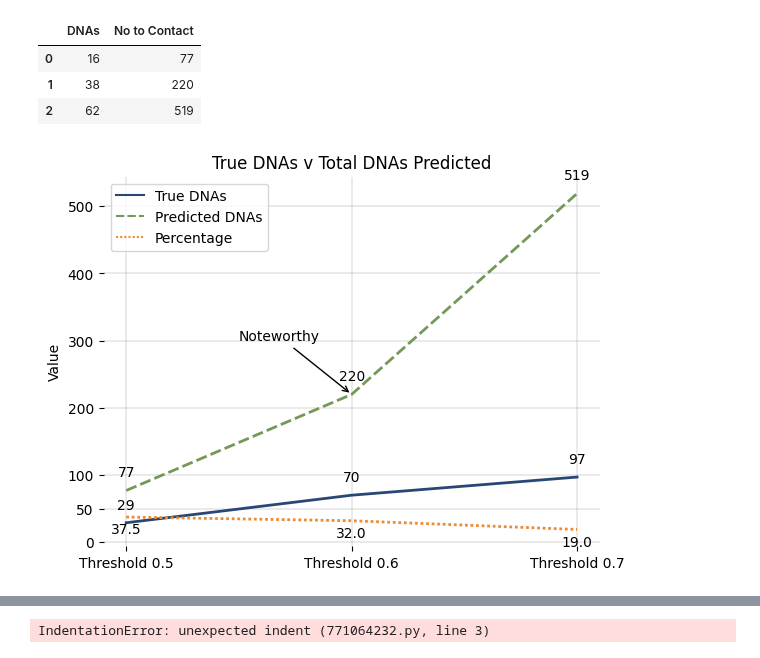
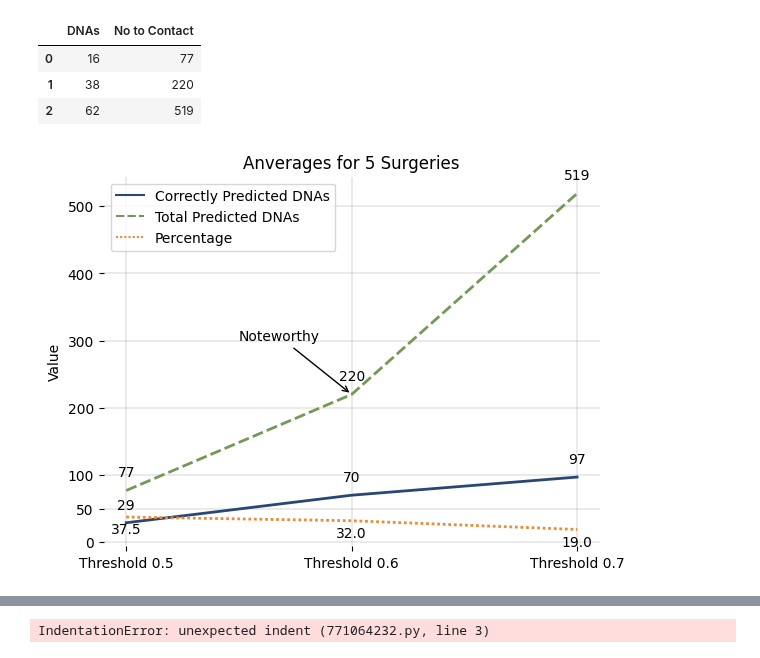
Before and after one commit to janduplessis883/project-showupforhealth, a Jupyter notebook: notebooks/Prediction-percentage-plots.ipynb, the cells around one changed output, grey strips where cells are left out. Cells and saved outputs as stored; diff of their text form; code cells hidden in the pictures.

```diff
--- a/notebooks/Prediction-percentage-plots.ipynb
+++ b/notebooks/Prediction-percentage-plots.ipynb
@@ -93,8 +93,8 @@ import matplotlib.pyplot as plt
 
 # Your data
 data3 = {
-  'True DNAs': [29, 70, 97],
-  'Predicted DNAs': [77, 220, 519],
+  'Correctly Predicted DNAs': [29, 70, 97],
+  'Total Predicted DNAs': [77, 220, 519],
     'Percentage': [37.5, 32, 19],
 
 }
@@ -108,34 +108,34 @@ sns.lineplot(data=df3, palette=["#284774", "#749857", "#ec8b33"], linewidth=2)
 plt.grid(axis='both', visible=True, linewidth=0.25, color='#878787')
 
 # Add y-ticks
 plt.yticks([0,50,100,200,300,400,500])
 plt.xticks([0, 1, 2], ['Threshold 0.5', 'Threshold 0.6', 'Threshold 0.7'])
 
 # Add title and labels
-plt.title("True DNAs v Total DNAs Predicted")
+plt.title("Anverages for 5 Surgeries")
 plt.ylabel("Value")
 
 # Annotate specific points (for the 'DNAs' line)
-for i, value in enumerate(df3['True DNAs']):
+for i, value in enumerate(df3['Correctly Predicted DNAs']):
   plt.annotate(f"{value}", (i, value), textcoords="offset points", xytext=(0,10), ha='center')
 
 # Annotate specific points (for the 'No to Contact' line)
-for i, value in enumerate(df3['Predicted DNAs']):
+for i, value in enumerate(df3['Total Predicted DNAs']):
   plt.annotate(f"{value}", (i, value), textcoords="offset points", xytext=(0,10), ha='center')
 
 # Annotate specific points (for the 'No to Contact' line)
 for i, value in enumerate(df3['Percentage']):
   plt.annotate(f"{value}", (i, value), textcoords="offset points", xytext=(0,-12), ha='center')
 
 # Custom text annotation
 plt.annotate('Noteworthy', xy=(1, 220), xytext=(0.5, 300),
              arrowprops=dict(facecolor='#c5c5c5', arrowstyle='->'),
              fontsize=10)
 ax = plt.gca()  # Get the current Axes instance
 ax.spines['top'].set_visible(False)
 ax.spines['right'].set_visible(False)
 ax.spines['left'].set_visible(False)
 ax.spines['bottom'].set_visible(False)
 plt.show()
 # %% [output]
-[figure, old version]
+[figure, new version]
```
Also changed, not shown: parts of 3 cells of this notebook, 4 other files.
